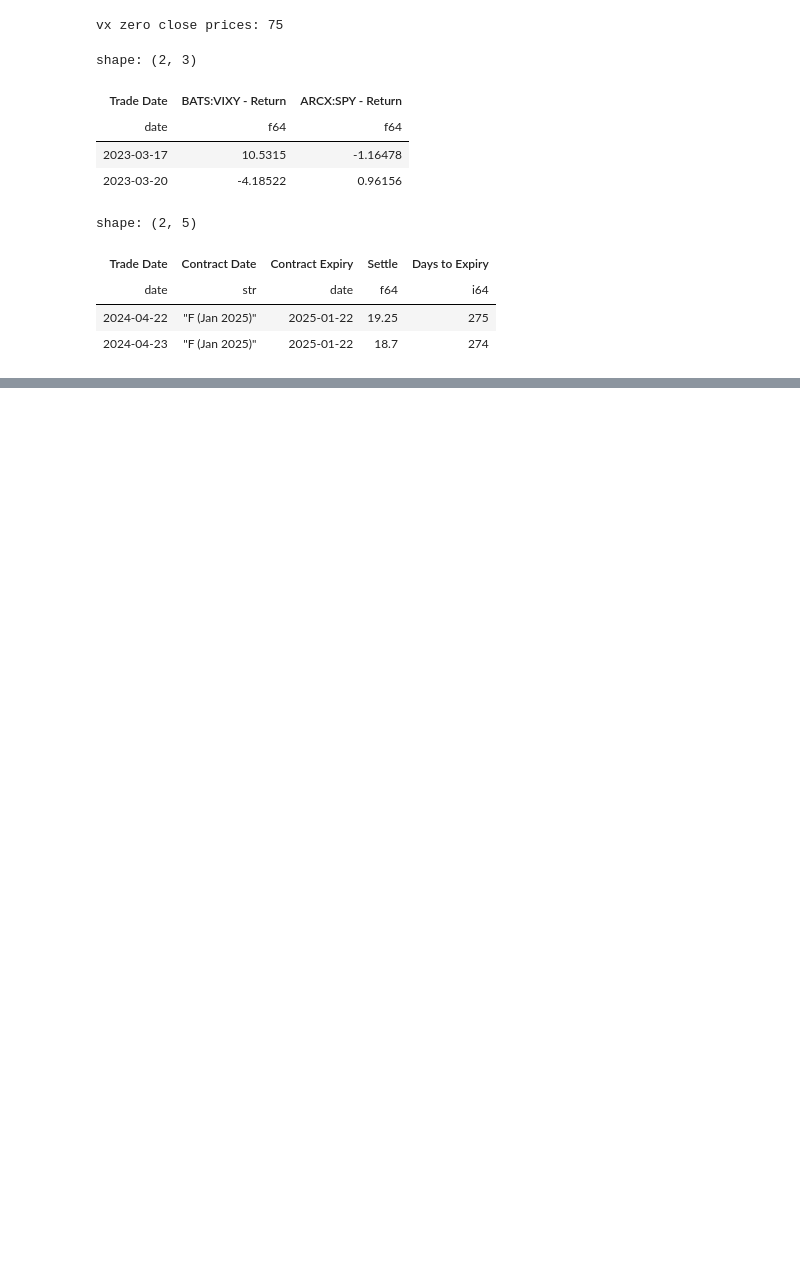
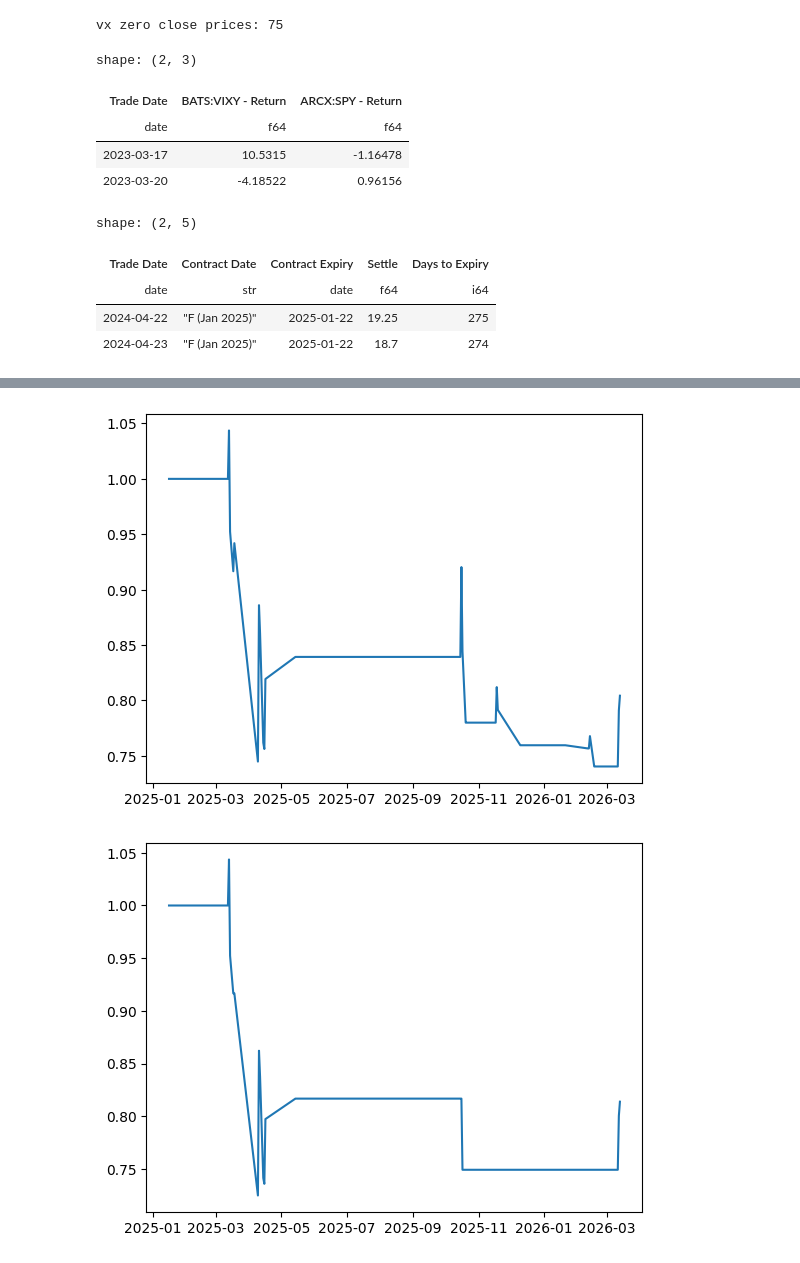
Before and after one commit to jaycampbellluo/vixy, a Jupyter notebook: main.ipynb, the cells around one changed output, grey strips where cells are left out. Cells and saved outputs as stored; diff of their text form; code cells hidden in the pictures; blank space fills up the shorter version.

```diff
--- a/main.ipynb
+++ b/main.ipynb
@@ -73,3 +74,3 @@ shape: (451, 14)
 # %%
 main = etf_returns.join(curve_table, on="Trade Date")
-main
+data = main
@@ -118,0 +206,11 @@ short = add_cumret(short, "inverse 30/60 flag", "BATS:VIXY - Return")
+# %%
+from utils import build_strategy_table, draw_wealth
+graph_data = build_strategy_table(data, "7", "30")
+seven_thirty = draw_wealth(graph_data, "7/30")
+graph_data = build_strategy_table(data, "30", "60")
+thirty_sixty = draw_wealth(graph_data, "30/60")
+graph_data = build_strategy_table(data, "30", "90")
+thirty_ninety = draw_wealth(graph_data, "30/90")
+# %% [output]
+[figure, added]
+[figure, added]
```
Also changed, not shown: parts of 11 cells of this notebook, 1 other file.
